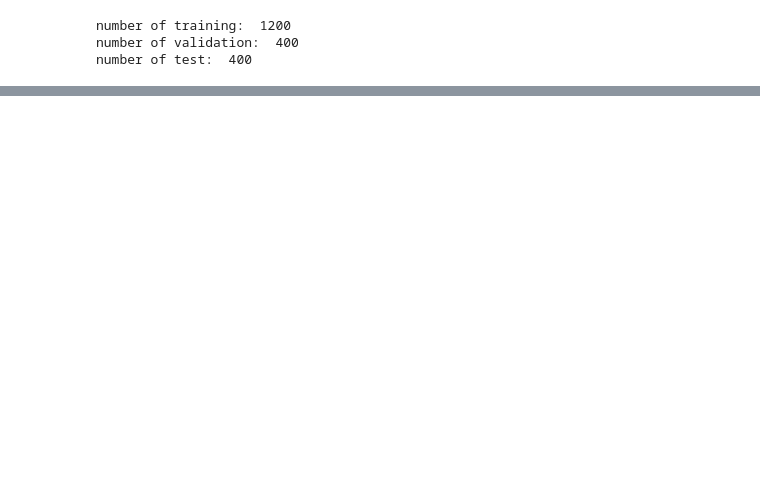
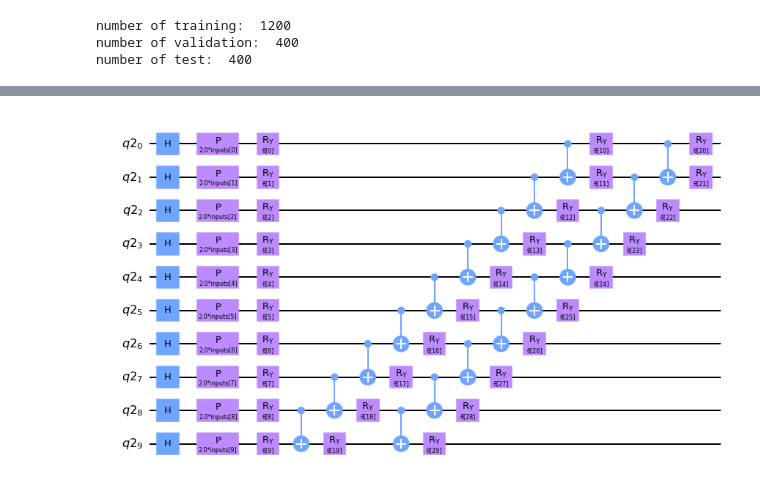
Before and after one commit to Zhelun-Li/VQC-Permutable-Lorentz-symmetry, a Jupyter notebook: estimatorQNN_rotation_permutation.ipynb, the cells around one changed output, grey strips where cells are left out. Saved outputs shown, nothing was run; the diff lists cells and outputs as text; code cells hidden in the pictures; blank space fills up the shorter version.

```diff
--- a/estimatorQNN_rotation_permutation.ipynb
+++ b/estimatorQNN_rotation_permutation.ipynb
@@ -203,0 +262,17 @@ estimator_qnn = EstimatorQNN(
+# %%
+qr_rot = QuantumRegister(num_qubits)
+qc_rot = QuantumCircuit(qr_rot)
+feature_map_rot = ZFeatureMap(feature_dimension=num_qubits,reps=1,parameter_prefix="inputs")
+ansatz_rot=RealAmplitudes(num_qubits, reps=nLayer_realAmplitude)
+
+
+inputParams_index=0
+params_index=0
+
+
+qc_rot.compose(feature_map_rot, inplace=True)
+qc_rot.compose(ansatz_rot,inplace=True)
+# %%
+qc_rot.decompose().draw('mpl')
+# %% [output]
+[figure, added]
```
Also changed, not shown: parts of 47 cells of this notebook.
